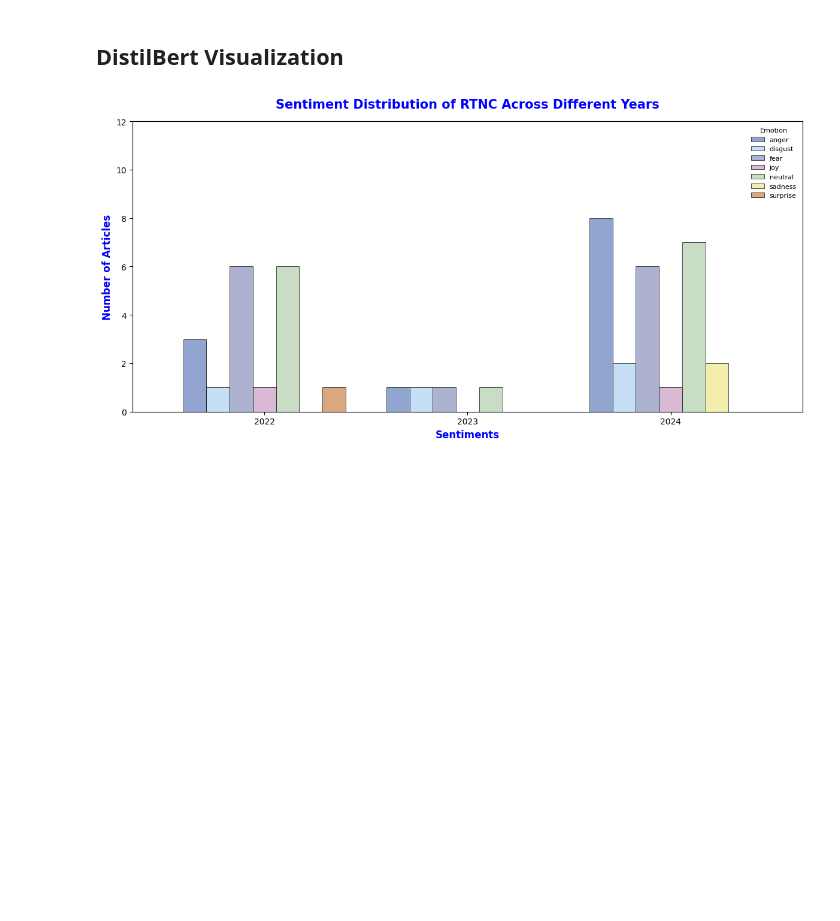
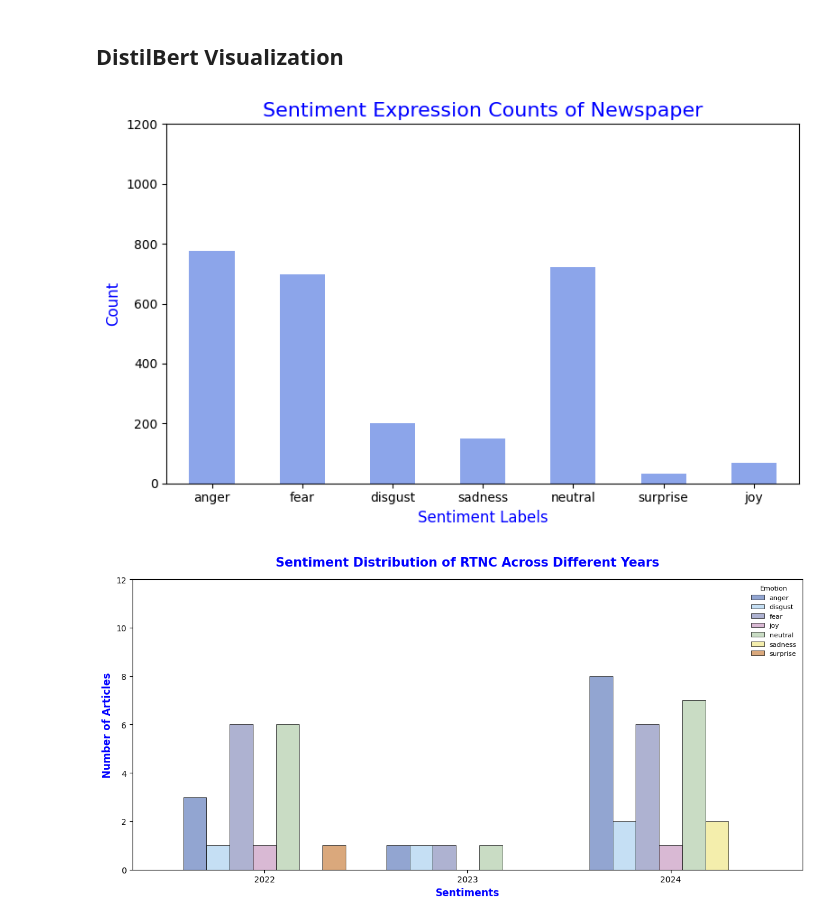
Before and after one commit to DinoZeyu/Newspaper-Sentiment-Analysis-of-Congolese-Newspapers, a Jupyter notebook: Sentiment Analysis/Social_Media_Extraction.ipynb, the cells around one changed output. Drawn from its saved outputs; the diff is of its cells as text; code cells hidden in the pictures; blank space fills up the shorter version.

```diff
--- a/Sentiment Analysis/Social_Media_Extraction.ipynb
+++ b/Sentiment Analysis/Social_Media_Extraction.ipynb
@@ -584,6 +584,24 @@ rtnc = pd.read_csv("/content/DistilRoberta RTNC.csv")
 okapi = pd.read_csv("/content/DistilRoberta Okapi.csv")
 actualite = pd.read_csv("/content/DistilRoberta Actualite.csv")
 sur7 = pd.read_csv("/content/DistilRoberta 7sur7.csv")
+# %%
+combined_data = pd.concat([rtnc, okapi, actualite, sur7], ignore_index=True)
+sentiments = combined_data['Emotion'].value_counts()
+desired_order = ["anger", "fear", "disgust", "sadness", "neutral", "surprise", "joy"]
+sentiments = sentiments.reindex(desired_order)
+
+plt.figure(figsize=(8, 5))
+sentiments.plot(kind='bar', color='#8ca5ea')
+plt.title('Sentiment Expression Counts of Newspaper', fontsize = 16, color = 'blue')
+plt.xlabel('Sentiment Labels', fontsize = 12, color = 'blue')
+plt.ylabel('Count', fontsize = 12, color = 'blue')
+plt.ylim(0, 1200)
+plt.xticks(rotation=0)
+plt.tight_layout()
+plt.savefig('Distli Sentiment Counts.png', dpi=300, bbox_inches='tight')
+plt.show()
+# %% [output]
+[figure, added]
 # %%
 colors = ['#92a5d1', '#c5dff4', '#aeb2d1', '#d9b9d4','#c9dcc4','#f4eeac','#daa87c']
 
```
Also changed, not shown: parts of 21 cells of this notebook, 23 other files.
